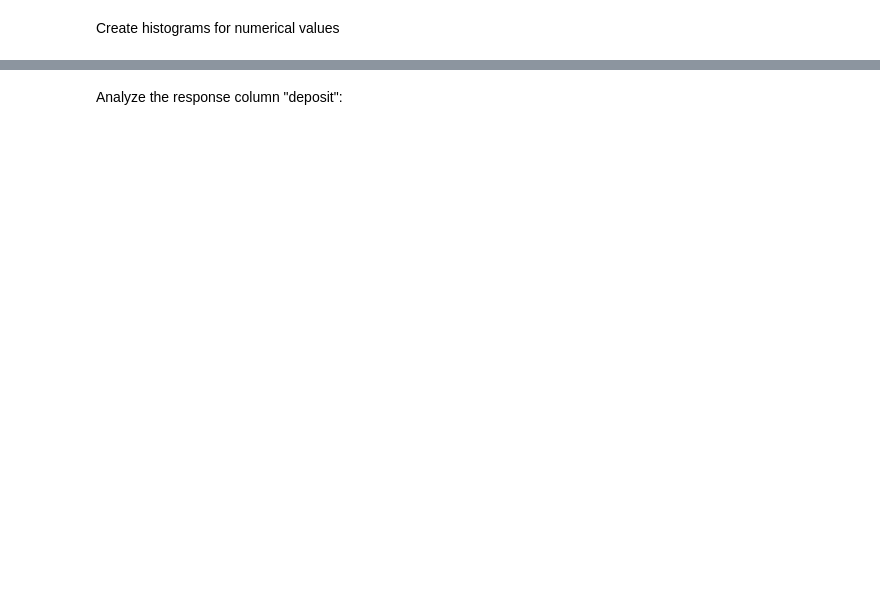
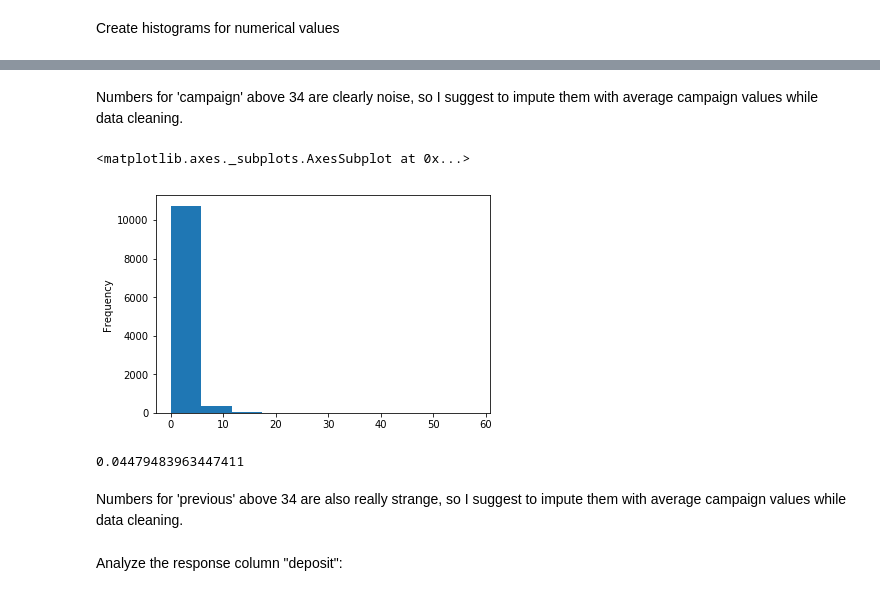
Before and after one commit to Lexie88rus/bank-marketing-analysis, a Jupyter notebook: Bank Marketing Analysis.ipynb, the cells around one changed output, grey strips where cells are left out. Cells and saved outputs as stored; diff of their text form; code cells hidden in the pictures; blank space fills up the shorter version.

```diff
--- a/Bank Marketing Analysis.ipynb
+++ b/Bank Marketing Analysis.ipynb
@@ -109,3 +167,16 @@ We can see that numerical columns have outliers. Possibly there are incorrect va
+# %% [markdown]
+Numbers for 'campaign' above 34 are clearly noise, so I suggest to impute them with average campaign values while data cleaning.
+# %%
+df['previous'].plot.hist()
+# %% [output]
+<matplotlib.axes._subplots.AxesSubplot at 0x...>
+[figure, added]
+# %%
+len (df[df['previous'] > 34] ) / len(df) * 100
+# %% [output]
+0.04479483963447411
+# %% [markdown]
+Numbers for 'previous' above 34 are also really strange, so I suggest to impute them with average campaign values while data cleaning.
 # %% [markdown]
 Analyze the response column "deposit":
 # %%
```
Also changed, not shown: parts of 21 cells of this notebook.
